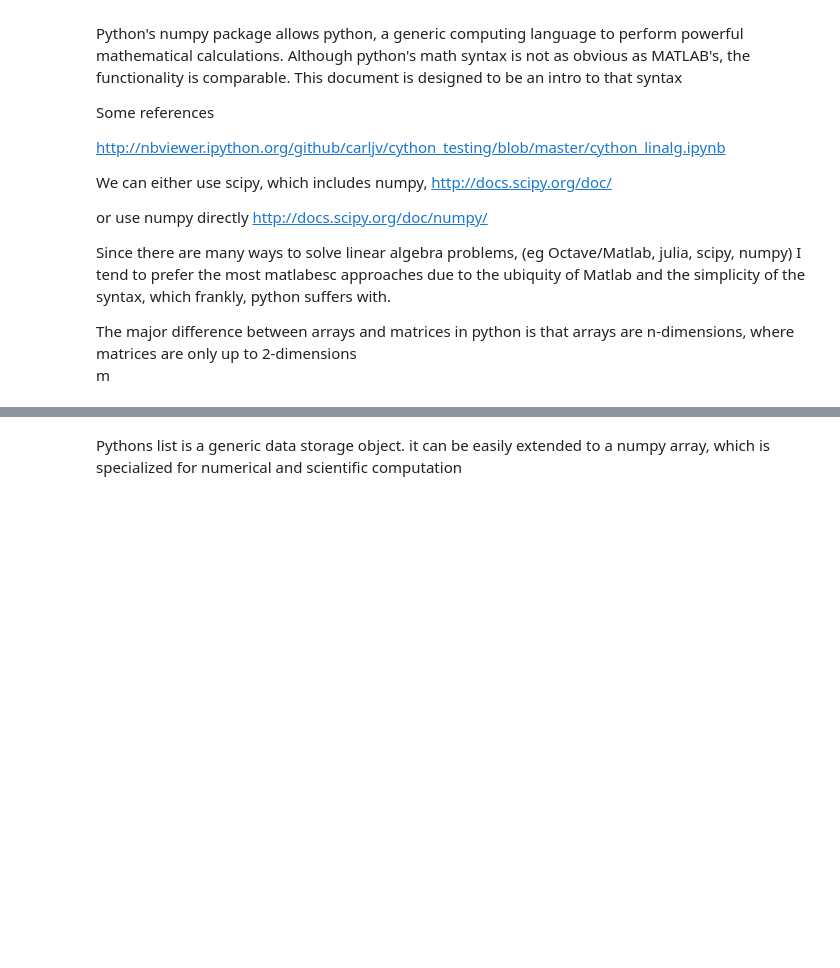
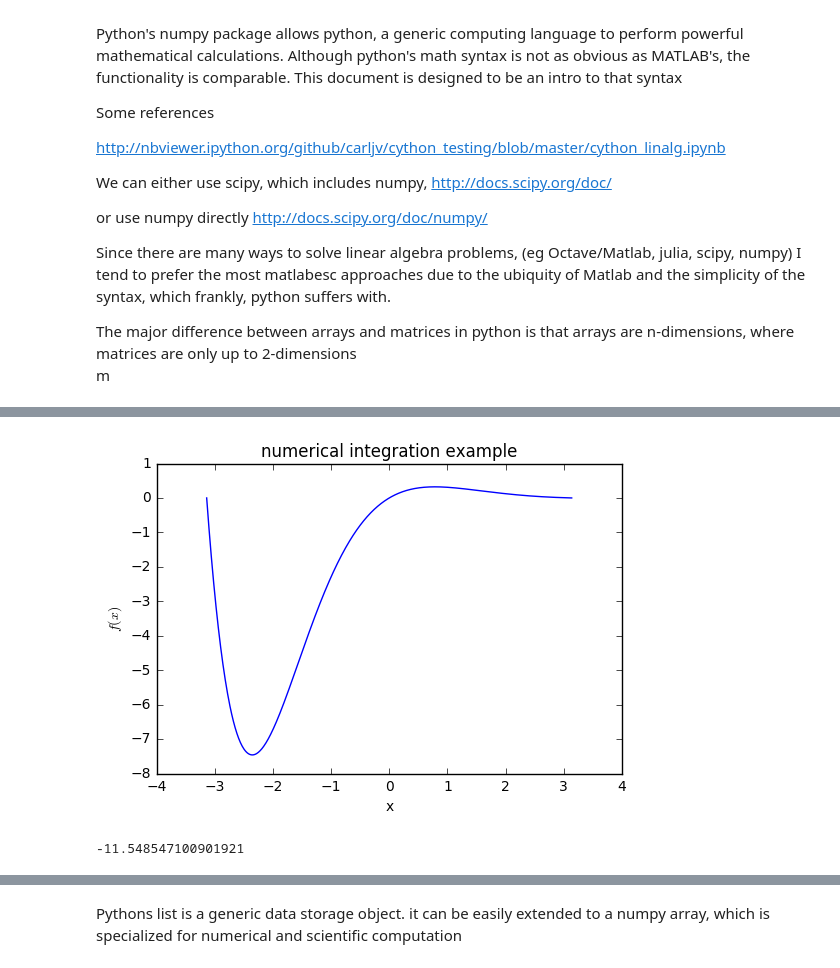
Before and after one commit to nagordon/mechpy, a Jupyter notebook: mechpy/math.ipynb, the cells around one changed output, grey strips where cells are left out. Saved outputs shown, nothing was run; the diff lists cells and outputs as text; code cells hidden in the pictures; blank space fills up the shorter version.

Commit message:
updated plotting and math modules

```diff
--- a/mechpy/math.ipynb
+++ b/mechpy/math.ipynb
@@ -226,0 +345,16 @@ from scipy import linalg
+# %%
+# We can also perform numerical differentiation and integration
+x = arange(-pi,pi, 0.01)
+y = sin(x)*exp(-x)
+plot(x,y);
+xlabel('x')
+ylabel('$f(x)$')
+title('numerical integration example')
+show()
+# %% [output]
+[figure, added]
+# %%
+# Using the trapezoidal rule, we can numerically integrate the function
+trapz(y,x)
+# %% [output]
+-11.548547100901921
```
Also changed, not shown: parts of 62 cells of this notebook, 3 other files.
